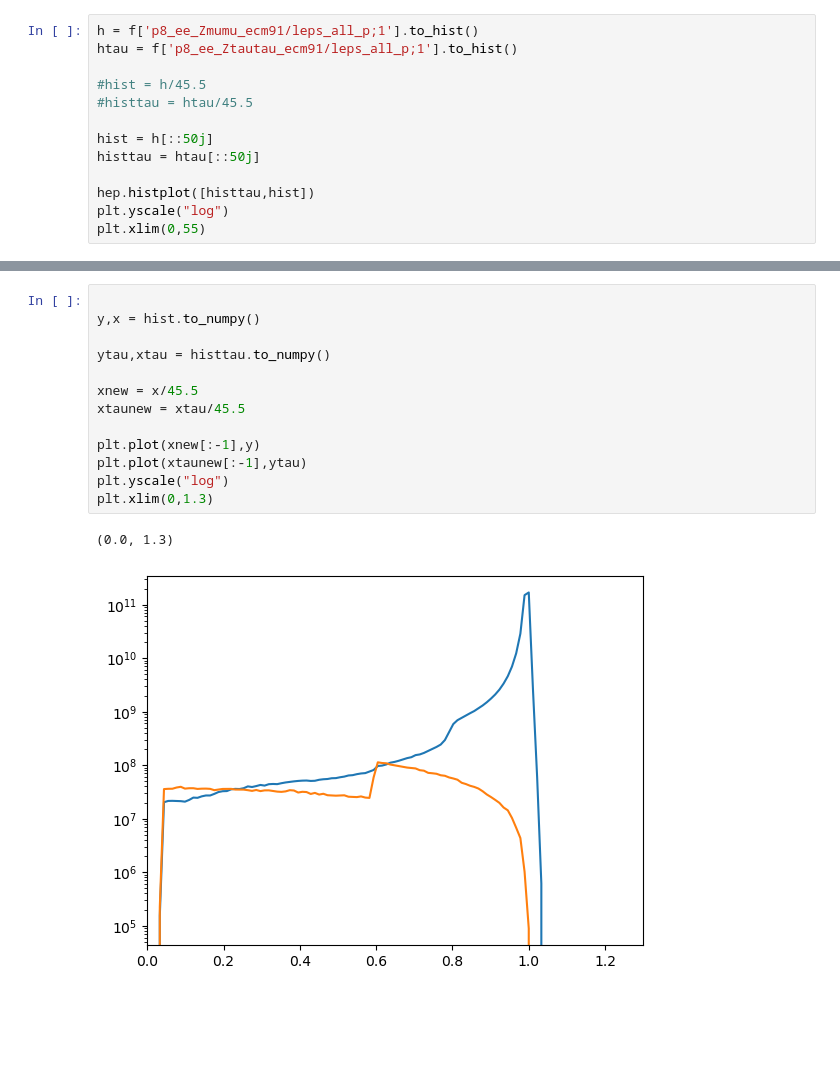
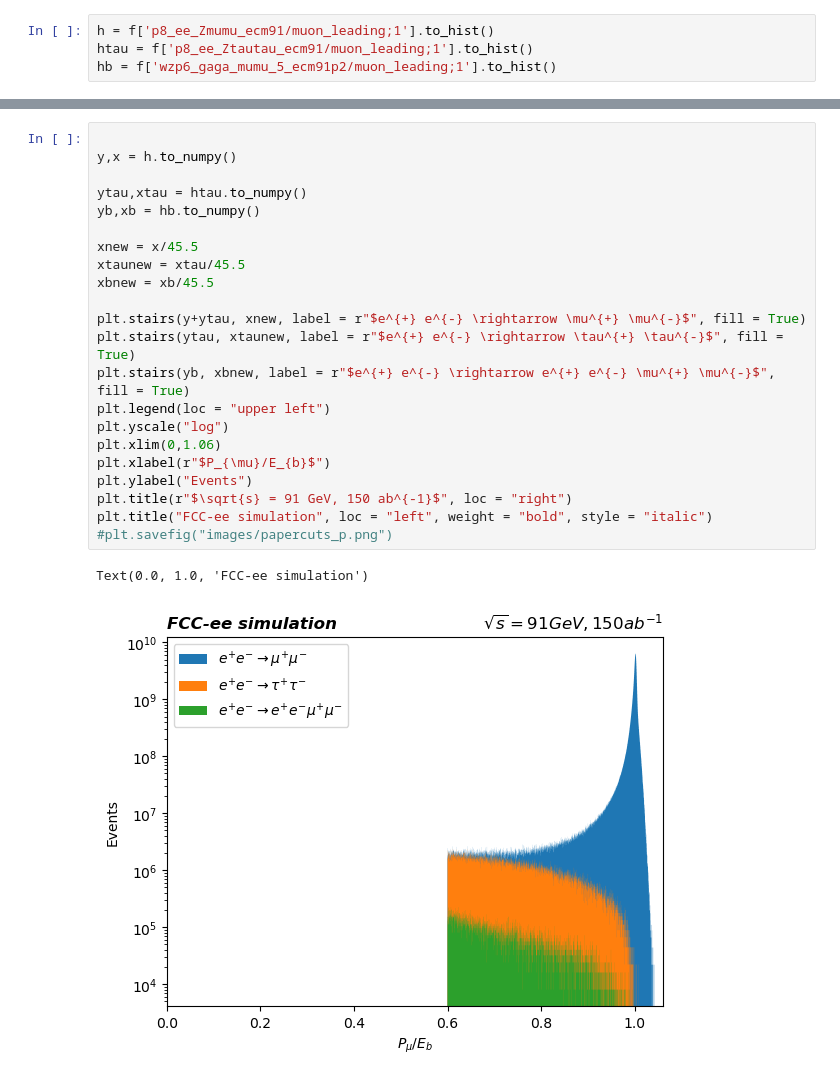
Before and after one commit to marinamn1/FCCAnalyzer, a Jupyter notebook: my_codes/Paper_cuts.ipynb, the cells around one changed output, grey strips where cells are left out. Cells and saved outputs as stored; diff of their text form; blank space fills up the shorter version.

```diff
--- a/my_codes/Paper_cuts.ipynb
+++ b/my_codes/Paper_cuts.ipynb
@@ -29,13 +29,4 @@ f.keys()
 # %%
-h = f['p8_ee_Zmumu_ecm91/leps_all_p;1'].to_hist()
-htau = f['p8_ee_Ztautau_ecm91/leps_all_p;1'].to_hist()
-
-#hist = h/45.5
-#histtau = htau/45.5
-
-hist = h[::50j]
-histtau = htau[::50j]
-
-hep.histplot([histtau,hist])
-plt.yscale("log")
-plt.xlim(0,55)
+h = f['p8_ee_Zmumu_ecm91/muon_leading;1'].to_hist()
+htau = f['p8_ee_Ztautau_ecm91/muon_leading;1'].to_hist()
+hb = f['wzp6_gaga_mumu_5_ecm91p2/muon_leading;1'].to_hist()
@@ -45,17 +33,26 @@ plt.xlim(0,55)
 # %%
 
-y,x = hist.to_numpy()
+y,x = h.to_numpy()
 
-ytau,xtau = histtau.to_numpy()
+ytau,xtau = htau.to_numpy()
+yb,xb = hb.to_numpy()
 
 xnew = x/45.5
 xtaunew = xtau/45.5
+xbnew = xb/45.5
 
-plt.plot(xnew[:-1],y)
-plt.plot(xtaunew[:-1],ytau)
+plt.stairs(y+ytau, xnew, label = r"$e^{+} e^{-} \rightarrow \mu^{+} \mu^{-}$", fill = True)
+plt.stairs(ytau, xtaunew, label = r"$e^{+} e^{-} \rightarrow \tau^{+} \tau^{-}$", fill = True)
+plt.stairs(yb, xbnew, label = r"$e^{+} e^{-} \rightarrow e^{+} e^{-} \mu^{+} \mu^{-}$", fill = True)
+plt.legend(loc = "upper left")
 plt.yscale("log")
-plt.xlim(0,1.3)
+plt.xlim(0,1.06)
+plt.xlabel(r"$P_{\mu}/E_{b}$")
+plt.ylabel("Events")
+plt.title(r"$\sqrt{s} = 91 GeV, 150 ab^{-1}$", loc = "right")
+plt.title("FCC-ee simulation", loc = "left", weight = "bold", style = "italic")
+#plt.savefig("images/papercuts_p.png")
 # %% [output]
-(0.0, 1.3)
+Text(0.0, 1.0, 'FCC-ee simulation')
-[figure, old version]
+[figure, new version]
 # %%
```
Also changed, not shown: parts of 5 cells of this notebook, 19 other files.
